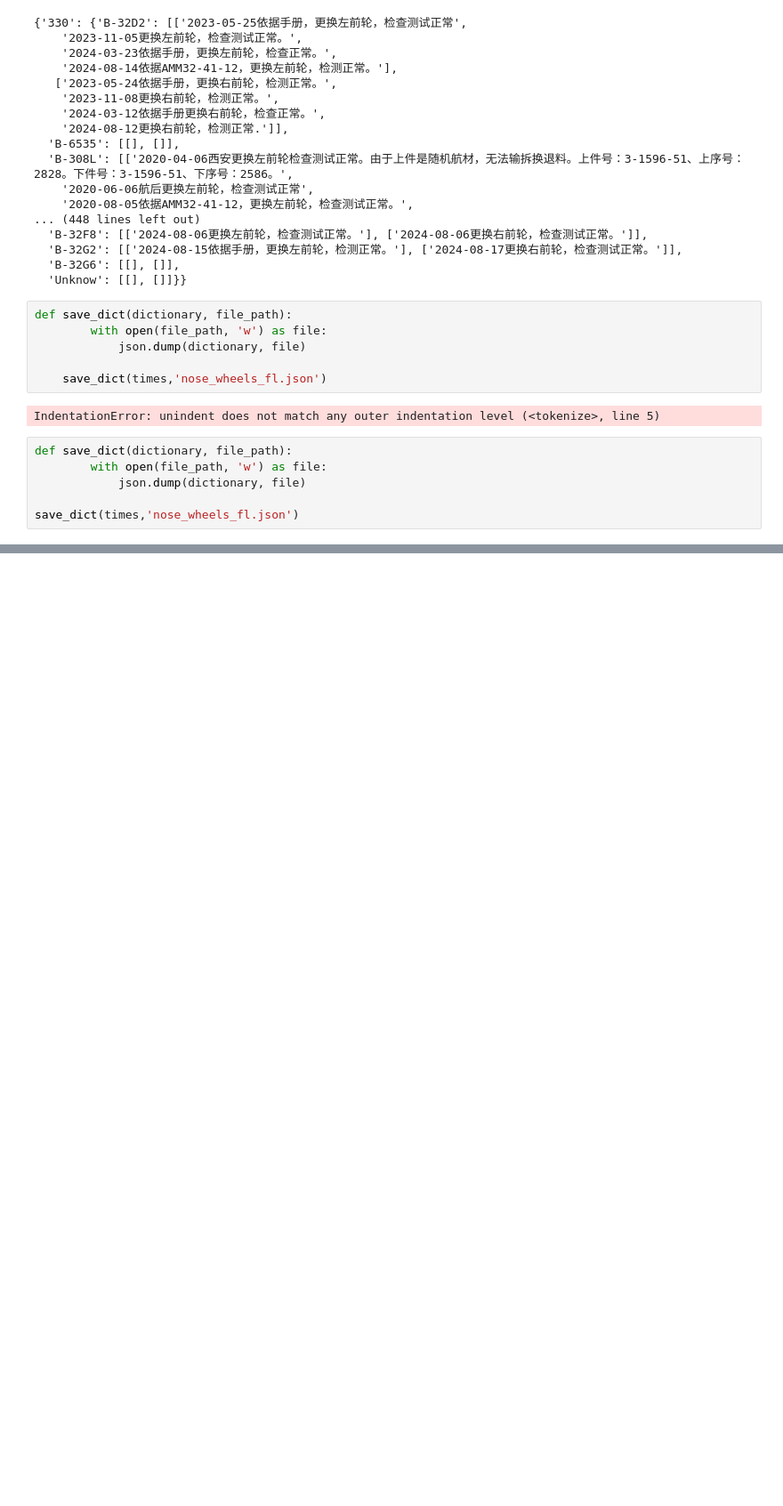
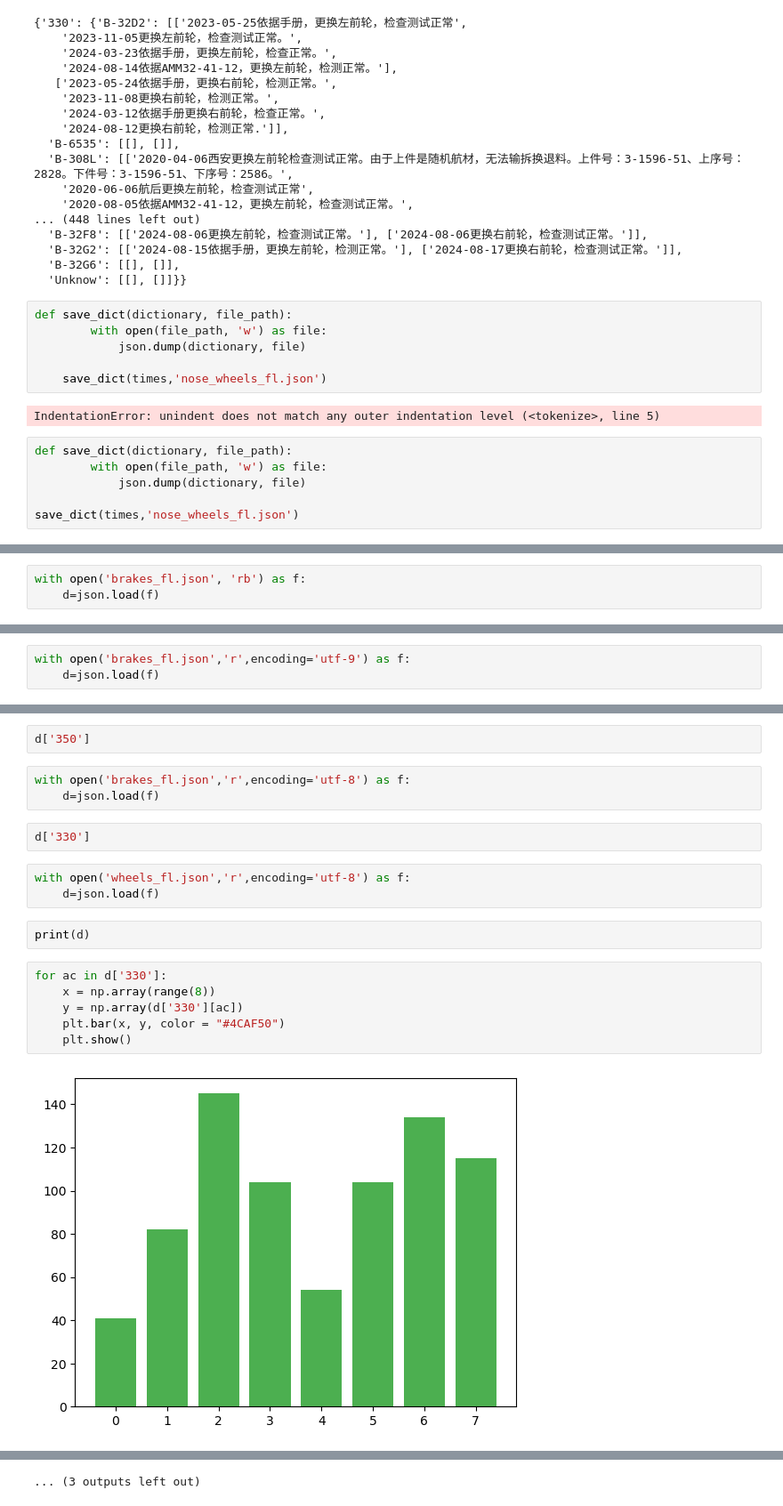
Before and after one commit to makejeef/amro, a Jupyter notebook: fl_data.ipynb, the cells around one changed output, grey strips where cells are left out. Shown at 89% size. Saved outputs shown, nothing was run; the diff lists cells and outputs as text; blank space fills up the shorter version.

```diff
--- a/fl_data.ipynb
+++ b/fl_data.ipynb
@@ -831,0 +934,3 @@ save_dict(times,'nose_wheels_fl.json')
+# %%
+with open('brakes_fl.json', 'rb') as f:
+    d=json.load(f)
@@ -831,0 +943,3 @@ save_dict(times,'nose_wheels_fl.json')
+# %%
+with open('brakes_fl.json','r',encoding='utf-9') as f:
+    d=json.load(f)
@@ -831,0 +948,20 @@ save_dict(times,'nose_wheels_fl.json')
+# %%
+d['350']
+# %%
+with open('brakes_fl.json','r',encoding='utf-8') as f:
+    d=json.load(f)
+# %%
+d['330']
+# %%
+with open('wheels_fl.json','r',encoding='utf-8') as f:
+    d=json.load(f)
+# %%
+print(d)
+# %%
+for ac in d['330']:
+    x = np.array(range(8))
+    y = np.array(d['330'][ac])
+    plt.bar(x, y, color = "#4CAF50")
+    plt.show()
+# %% [output]
+[figure, added]
@@ -831,0 +979 @@ save_dict(times,'nose_wheels_fl.json')
+... (3 outputs left out)
```
Also changed, not shown: parts of 36 cells of this notebook, 11 other files.
